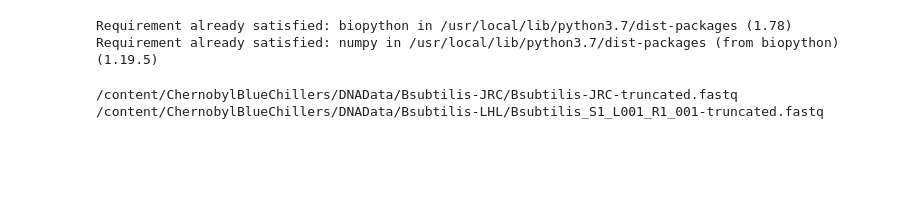
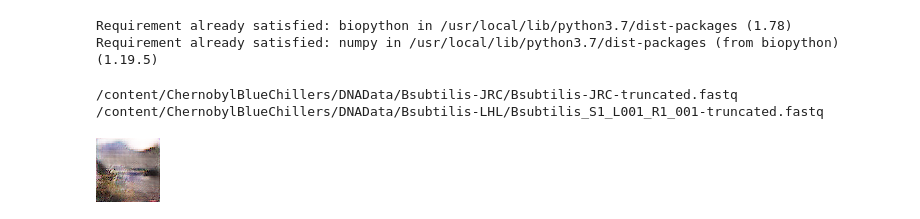
Before and after one commit to bfiegel/DeepLearningProject, a Jupyter notebook: Code/demo.ipynb, the cells around one changed output. Drawn from its saved outputs; the diff is of its cells as text; code cells hidden in the pictures; blank space fills up the shorter version.

```diff
--- a/Code/demo.ipynb
+++ b/Code/demo.ipynb
@@ -172,6 +172,7 @@ import tensorflow as tf
 # Starting to build our GAN, based on the sample provided by TensorFlow
 #https://www.tensorflow.org/guide/keras/customizing_what_happens_in_fit
 #https://keras.io/examples/generative/dcgan_overriding_train_step/
+#https://medium.com/@mrgarg.rajat/implementing-stackgan-using-keras-a0a1b381125e
 class GAN(tf.keras.Model):
   def __init__(self, discriminator, generator, latent_dim, trainingClass=""):
     super(GAN, self).__init__()
@@ -256,9 +257,7 @@ class GAN(tf.keras.Model):
       predictions = self.discriminator(combined_images)
       d_loss = self.loss_fn(labels, predictions)
     grads = tape.gradient(d_loss, self.discriminator.trainable_weights)
-    self.d_optimizer.apply_gradients(
-      zip(grads, self.discriminator.trainable_weights)
-    )
+    self.d_optimizer.apply_gradients(zip(grads, self.discriminator.trainable_weights))
 
     # Sample random points in the latent space
     random_latent_vectors = tf.random.normal(shape=(batch_size, self.latent_dim))
@@ -393,8 +392,8 @@ class StackGANStage(GAN):
 
   def Compile(self):
     super(StackGANStage, self).Compile(
-      d_optimizer=tf.keras.optimizers.Adam(learning_rate=0.0003),
-      g_optimizer=tf.keras.optimizers.Adam(learning_rate=0.0003),
+      d_optimizer=tf.keras.optimizers.Adam(learning_rate=0.0002, beta_1=0.5),
+      g_optimizer=tf.keras.optimizers.Adam(learning_rate=0.0002, beta_1=0.5),
       loss_fn=tf.keras.losses.BinaryCrossentropy(from_logits=True))
 
   def Train(self,epochs=600, name=""):
@@ -414,28 +413,28 @@ class StackGANStageI(StackGANStage):
             (int(image_shape[0]/16), int(image_shape[0]/16), 128 * 8),
             input_shape=(int(image_shape[0]/16) * int(image_shape[0]/16) * 128 * 8,)),
         tf.keras.layers.BatchNormalization(),
-        tf.keras.layers.LeakyReLU(alpha=0.2),
+        tf.keras.layers.ReLU(),
 
         #UpSample
         #tf.keras.layers.UpSampling2D(size=(8, 8), data_format=None, interpolation='nearest'),
         tf.keras.layers.UpSampling2D(size=(2, 2), data_format=None, interpolation='nearest'),
         tf.keras.layers.Conv2D(filters=512, kernel_size=(3,3), name=str(name)+"_GConv-1", padding="same", strides=1, use_bias=False),
         tf.keras.layers.BatchNormalization(),
-        tf.keras.layers.LeakyReLU(alpha=0.2),
+        tf.keras.layers.ReLU(),
 
         #UpSample
         #tf.keras.layers.UpSampling2D(size=(16, 16), data_format=None, interpolation='nearest'),
         tf.keras.layers.UpSampling2D(size=(2, 2), data_format=None, interpolation='nearest'),
         tf.keras.layers.Conv2D(filters=256, kernel_size=(3,3), name=str(name)+"_GConv-2", padding="same", strides=1, use_bias=False),
         tf.keras.layers.BatchNormalization(),
-        tf.keras.layers.LeakyReLU(alpha=0.2),
+        tf.keras.layers.ReLU(),
 
         #UpSample
         #tf.keras.layers.UpSampling2D(size=(32, 32), data_format=None, interpolation='nearest'),
         tf.keras.layers.UpSampling2D(size=(2, 2), data_format=None, interpolation='nearest'),
         tf.keras.layers.Conv2D(filters=128, kernel_size=(3,3), name=str(name)+"_GConv-3", padding="same", strides=1, use_bias=False),
         tf.keras.layers.BatchNormalization(),
-        tf.keras.layers.LeakyReLU(alpha=0.2),
+        tf.keras.layers.ReLU(),
 
         #UpSample and output
         #tf.keras.layers.UpSampling2D(size=(64, 64), data_format=None, interpolation='nearest'),
@@ -474,7 +473,6 @@ class StackGANStageI(StackGANStage):
         #Output
         tf.keras.layers.Flatten(),
         tf.keras.layers.Dense(1),
-        tf.keras.layers.LeakyReLU(alpha=0.2)
       ],
       name=name + "_Discriminator"
       )
@@ -560,7 +558,8 @@ class GANDinsky(object):
       self.PrepForTraining()
 
   def __call__(self, inputs, training=None, mask=None):
-    return self.StageI(inputs,training,mask)
+    SI = self.StageI(inputs,training,mask)
+    return SI #self.StageII(SI, training, mask)
 
   def PrepForTraining(self):
     prep_drive(not self.UseSampleData,
@@ -635,4 +632,6 @@ for i in range(initialIteration,initialIteration+iterations):
 # %%
 generated_images = gan(dna.SampleDNAData[dna.DNAData[1]])
 generated_images
-gan.DisplayImageArray(generated_images[0])
+gan.StageI.DisplayImageArray(generated_images[0])
+# %% [output]
+[figure, added]
```
Also changed, not shown: parts of 2 cells of this notebook.
